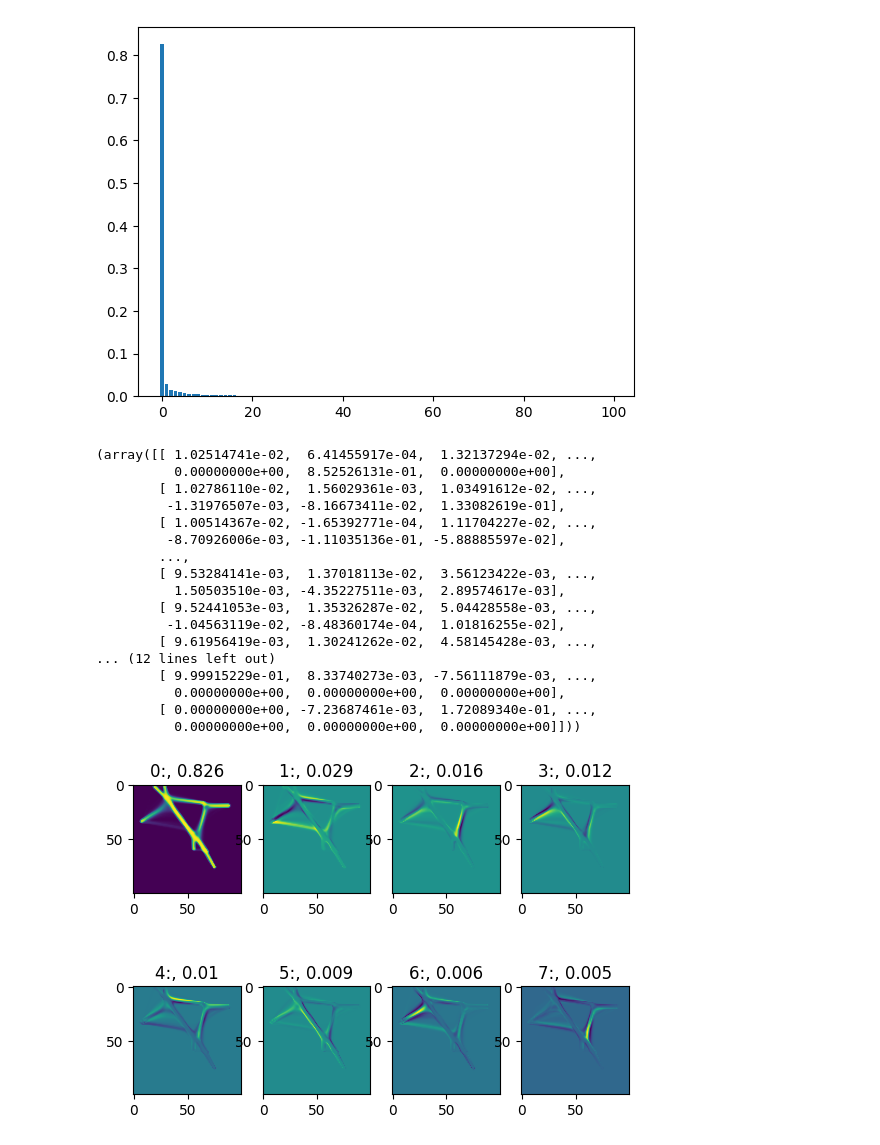
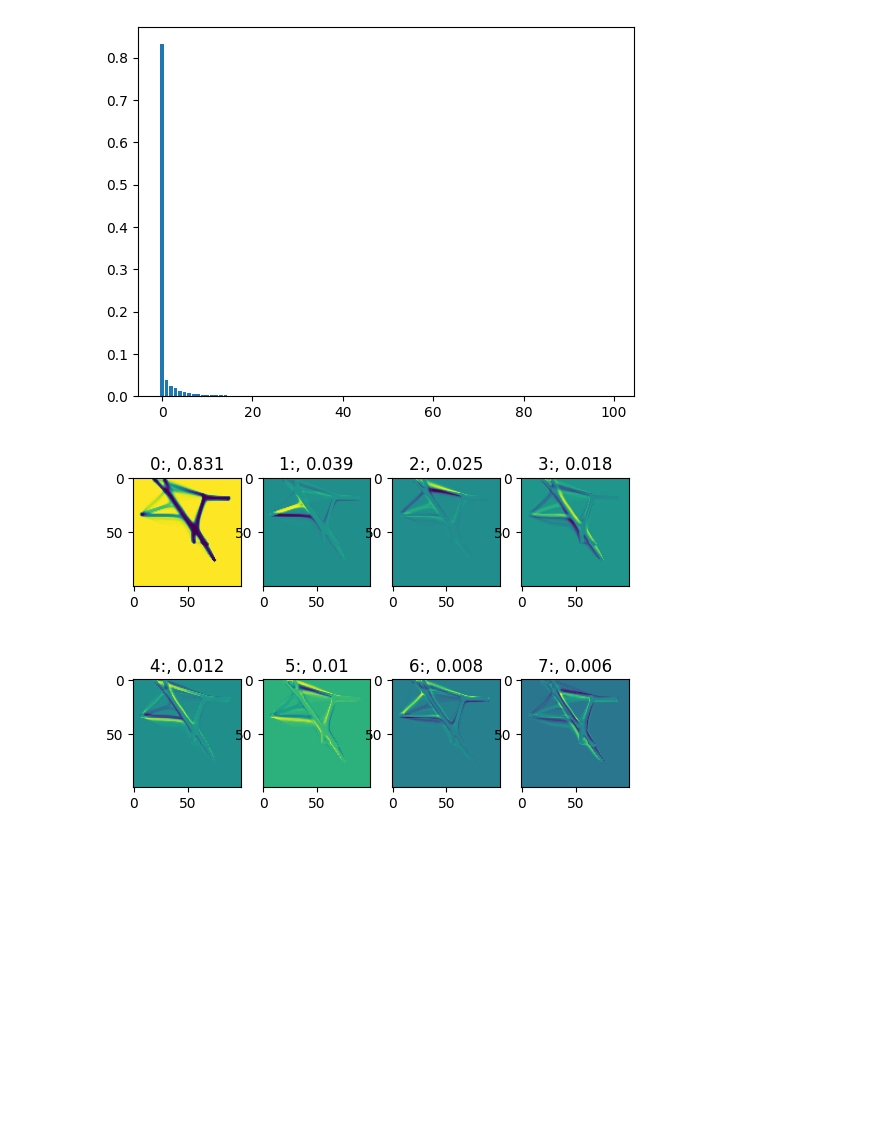
Before and after one commit to brendanwallace/animalpaths, a Jupyter notebook: julia/Paths/notebooks/svd.ipynb, the cells around one changed output. Drawn from its saved outputs; the diff is of its cells as text; code cells hidden in the pictures; blank space fills up the shorter version.

```diff
--- a/julia/Paths/notebooks/svd.ipynb
+++ b/julia/Paths/notebooks/svd.ipynb
@@ -45,26 +113,6 @@ def svd(df):
 # %%
 # just finals
-# svd(df[(df["steps"] == 20000) & (df["settings.patchRecovery"] == 0.002)])
+U, S, Vh = svd(_finals)
+# %% [output]
+[figure, added]
+[figure, added]
-# %%
-# half
-svd(df[(df["steps"] >= 10000) & (df["settings.patchRecovery"] == 0.002)])
-# %% [output]
-[figure, removed]
-(array([[ 1.02514741e-02,  6.41455917e-04,  1.32137294e-02, ...,
-          0.00000000e+00,  8.52526131e-01,  0.00000000e+00],
-        [ 1.02786110e-02,  1.56029361e-03,  1.03491612e-02, ...,
-         -1.31976507e-03, -8.16673411e-02,  1.33082619e-01],
-        [ 1.00514367e-02, -1.65392771e-04,  1.11704227e-02, ...,
-         -8.70926006e-03, -1.11035136e-01, -5.88885597e-02],
-        ...,
-        [ 9.53284141e-03,  1.37018113e-02,  3.56123422e-03, ...,
-          1.50503510e-03, -4.35227511e-03,  2.89574617e-03],
-        [ 9.52441053e-03,  1.35326287e-02,  5.04428558e-03, ...,
-         -1.04563119e-02, -8.48360174e-04,  1.01816255e-02],
-        [ 9.61956419e-03,  1.30241262e-02,  4.58145428e-03, ...,
-... (12 lines left out)
-        [ 9.99915229e-01,  8.33740273e-03, -7.56111879e-03, ...,
-          0.00000000e+00,  0.00000000e+00,  0.00000000e+00],
-        [ 0.00000000e+00, -7.23687461e-03,  1.72089340e-01, ...,
-          0.00000000e+00,  0.00000000e+00,  0.00000000e+00]]))
-[figure, removed]
```
Also changed, not shown: parts of 18 cells of this notebook, 4 other files.
